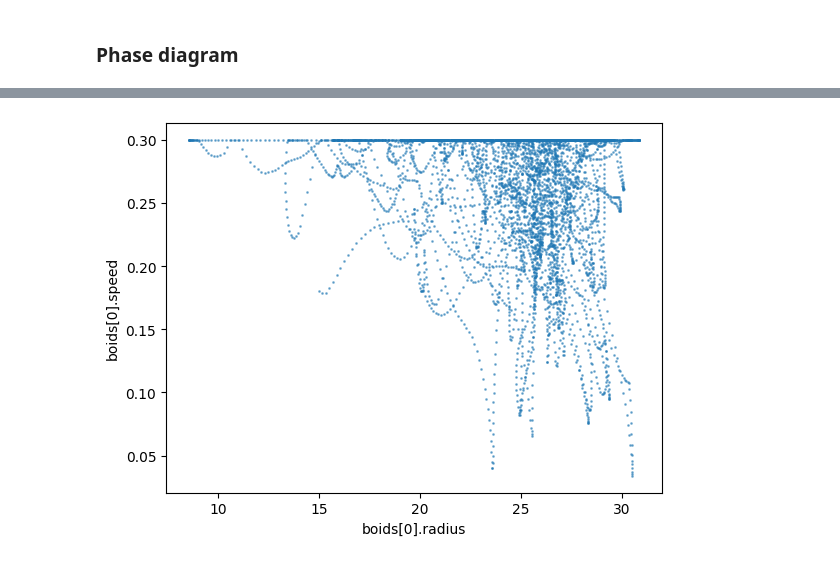
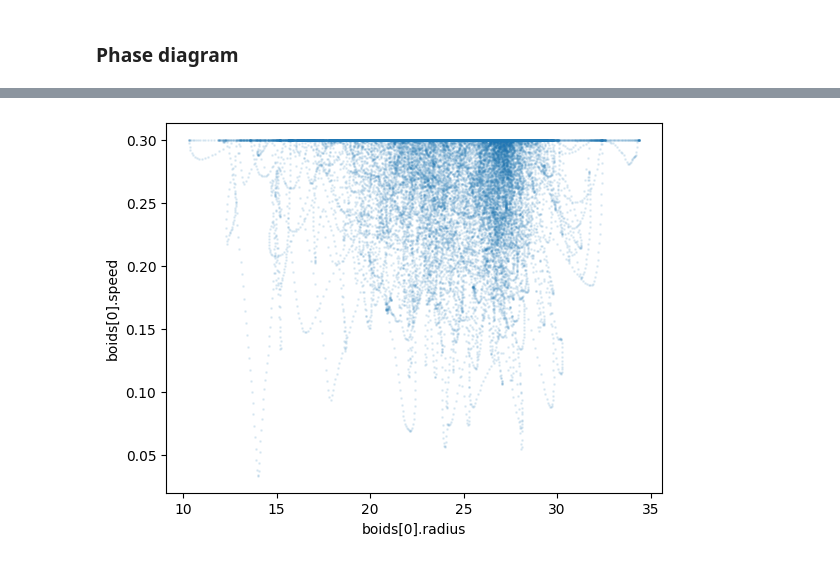
Before and after one commit to matthewshang/flock, a Jupyter notebook: ergodic.ipynb, the cells around one changed output, grey strips where cells are left out. Drawn from its saved outputs; the diff is of its cells as text; code cells hidden in the pictures.

```diff
--- a/ergodic.ipynb
+++ b/ergodic.ipynb
@@ -44,13 +23,15 @@ params = jf.Params(
 )
 
 config = jf.Config(
-    boid_count = 100,
+    boid_count = 25,
     sphere_radius = 30.0
 )
 
 key = jax.random.PRNGKey(0)
 state = jf.init_state(config, key)
-zs = time_average_with_history(state, params, config, 200000, average_z)
+def next_state(state):
+    return jf.next_state(params, config, 1 / 60, state)
+zs = stats.time_average_with_history(state, next_state, 100000, average_z)
 
 plt.axhline(y=0, color='r', linestyle='--', label=f'y=0')
 plt.plot(zs, label='z')
@@ -212,8 +220,23 @@ state = jf.init_state(config, jax.random.PRNGKey(0))
 # %%
+params = jf.Params(
+    weight_forward  = 0.20,
+    weight_separate = 1.00,
+    weight_align    = 0.30,
+    weight_cohere   = 0.60,
+    weight_avoid    = 0.80
+)
 
-pos = trajectory(state, params, lambda state: state.position[0, :2], config, 300000)
+config = jf.Config(
+    boid_count = 25,
+    sphere_radius = 30.0
+)
 
-plt.scatter(pos[200000:, 0], pos[200000:, 1], s=1, alpha=0.05)
+state = jf.init_state(config, jax.random.PRNGKey(0))
+def next_state(state):
+    return jf.next_state(params, config, 1 / 60, state)
+pos = stats.trajectory(state, next_state, 30000, lambda state: state.position[0, :2])
+
+plt.scatter(pos[:, 0], pos[:, 1], s=1, alpha=0.1)
 plt.xlabel('boids[0].p.x')
 plt.ylabel('boids[0].p.y')
 plt.show()
@@ -220,12 +245,28 @@ plt.show()
 # %%
 def get_pos(state: jf.State):
     dist = jp.linalg.norm(state.position[0], axis=-1)
     return jp.hstack([dist, state.speed[0]])
-pos = trajectory(state, params, get_pos, config, 6000)
+params = jf.Params(
+    weight_forward  = 0.20,
+    weight_separate = 1.00,
+    weight_align    = 0.30,
+    weight_cohere   = 0.60,
+    weight_avoid    = 0.80
+)
 
-plt.scatter(pos[:, 0], pos[:, 1], s=1, alpha=0.5)
+config = jf.Config(
+    boid_count = 25,
+    sphere_radius = 30.0
+)
+
+state = jf.init_state(config, jax.random.PRNGKey(0))
+def next_state(state):
+    return jf.next_state(params, config, 1 / 60, state)
+pos = stats.trajectory(state, next_state, 30000, get_pos)
+
+plt.scatter(pos[:, 0], pos[:, 1], s=1, alpha=0.1)
 plt.xlabel('boids[0].radius')
 plt.ylabel('boids[0].speed')
 plt.show()
 # %% [output]
-[figure, old version]
+[figure, new version]
```
Also changed, not shown: parts of 13 cells of this notebook, 5 other files.
